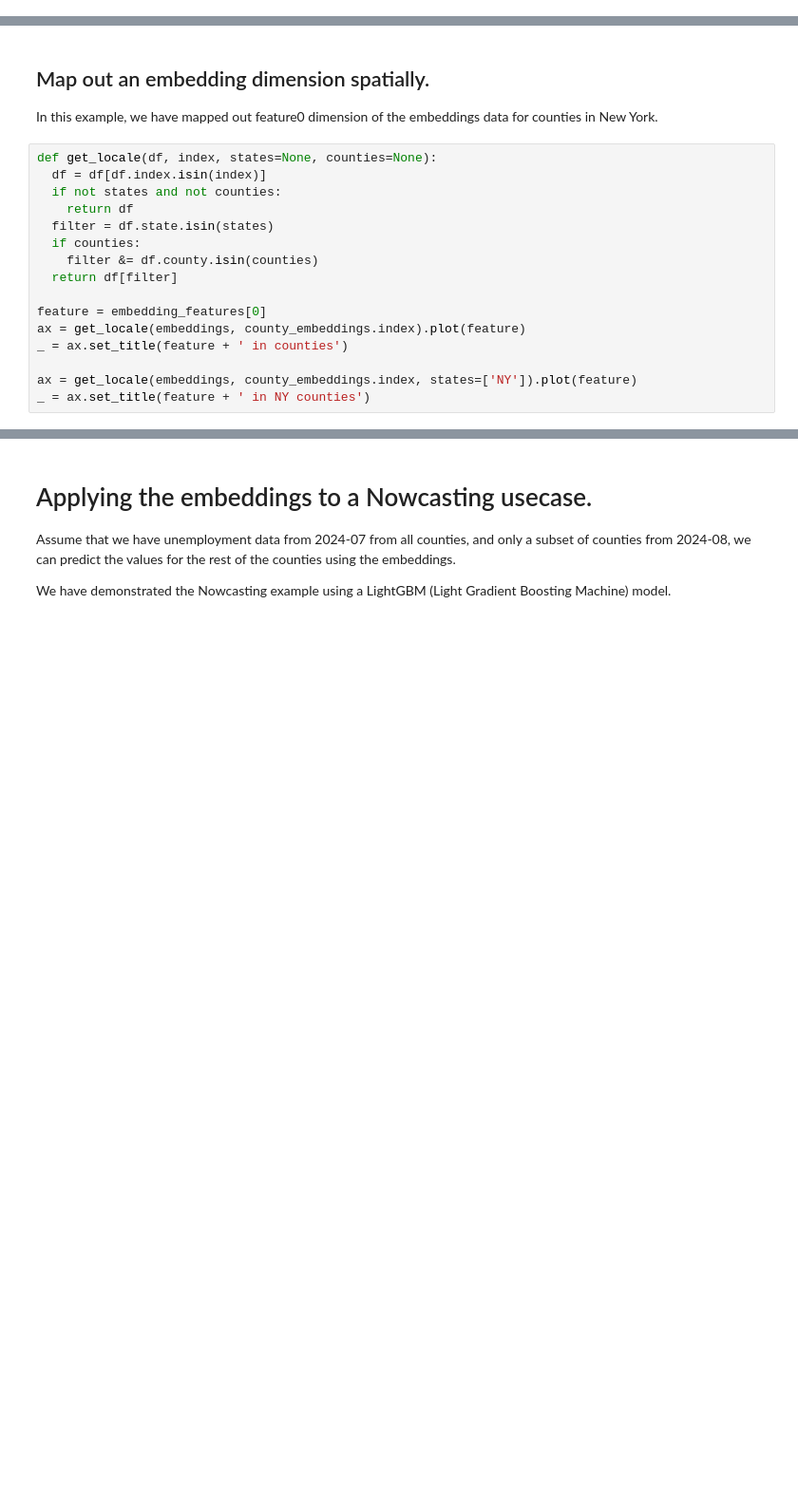
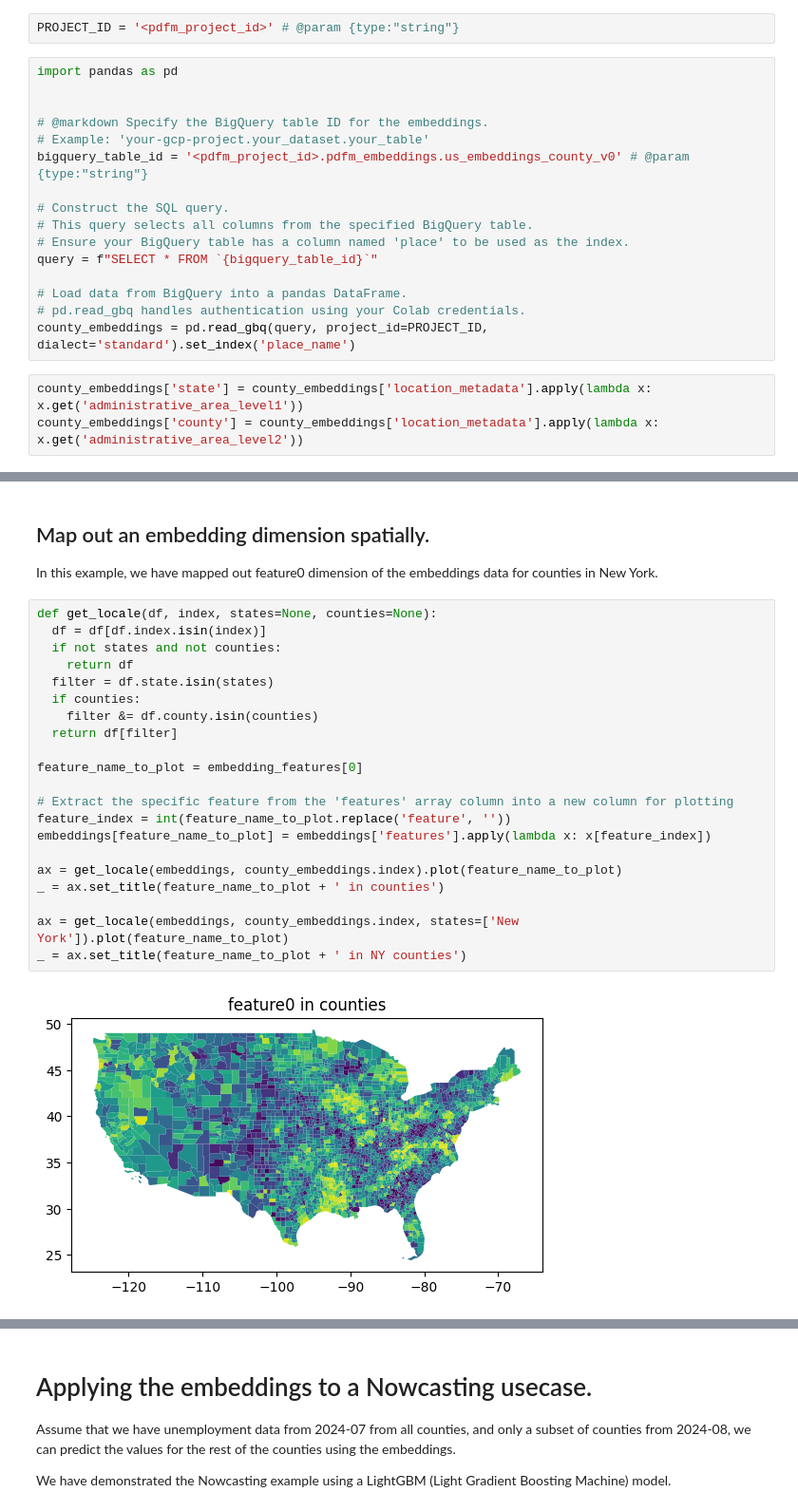
Before and after one commit to google-research/population-dynamics, a Jupyter notebook: notebooks/pdfm_nowcasting.ipynb, the cells around one changed output, grey strips where cells are left out. Shown at 95% size. Cells and saved outputs as stored; diff of their text form; blank space fills up the shorter version.

Commit message:
Updated nowcasting colab to use pdfm bigquery embeddings

```diff
--- a/notebooks/pdfm_nowcasting.ipynb
+++ b/notebooks/pdfm_nowcasting.ipynb
@@ -30,0 +23,21 @@ county_embeddings = pd.read_csv(embeddings_file_path).set_index('place')
+# %%
+PROJECT_ID = '<pdfm_project_id>' # @param {type:"string"}
+# %%
+import pandas as pd
+
+
+# @markdown Specify the BigQuery table ID for the embeddings.
+# Example: 'your-gcp-project.your_dataset.your_table'
+bigquery_table_id = '<pdfm_project_id>.pdfm_embeddings.us_embeddings_county_v0' # @param {type:"string"}
+
+# Construct the SQL query.
+# This query selects all columns from the specified BigQuery table.
+# Ensure your BigQuery table has a column named 'place' to be used as the index.
+query = f"SELECT * FROM `{bigquery_table_id}`"
+
+# Load data from BigQuery into a pandas DataFrame.
+# pd.read_gbq handles authentication using your Colab credentials.
+county_embeddings = pd.read_gbq(query, project_id=PROJECT_ID, dialect='standard').set_index('place_name')
+# %%
+county_embeddings['state'] = county_embeddings['location_metadata'].apply(lambda x: x.get('administrative_area_level1'))
+county_embeddings['county'] = county_embeddings['location_metadata'].apply(lambda x: x.get('administrative_area_level2'))
@@ -74,16 +108,23 @@ In this example, we have mapped out feature0 dimension of the embeddings data fo
 # %%
 def get_locale(df, index, states=None, counties=None):
   df = df[df.index.isin(index)]
   if not states and not counties:
     return df
   filter = df.state.isin(states)
   if counties:
     filter &= df.county.isin(counties)
   return df[filter]
 
-feature = embedding_features[0]
-ax = get_locale(embeddings, county_embeddings.index).plot(feature)
-_ = ax.set_title(feature + ' in counties')
+feature_name_to_plot = embedding_features[0]
 
-ax = get_locale(embeddings, county_embeddings.index, states=['NY']).plot(feature)
-_ = ax.set_title(feature + ' in NY counties')
+# Extract the specific feature from the 'features' array column into a new column for plotting
+feature_index = int(feature_name_to_plot.replace('feature', ''))
+embeddings[feature_name_to_plot] = embeddings['features'].apply(lambda x: x[feature_index])
+
+ax = get_locale(embeddings, county_embeddings.index).plot(feature_name_to_plot)
+_ = ax.set_title(feature_name_to_plot + ' in counties')
+
+ax = get_locale(embeddings, county_embeddings.index, states=['New York']).plot(feature_name_to_plot)
+_ = ax.set_title(feature_name_to_plot + ' in NY counties')
+# %% [output]
+[figure, added]
```
Also changed, not shown: parts of 13 cells of this notebook.
